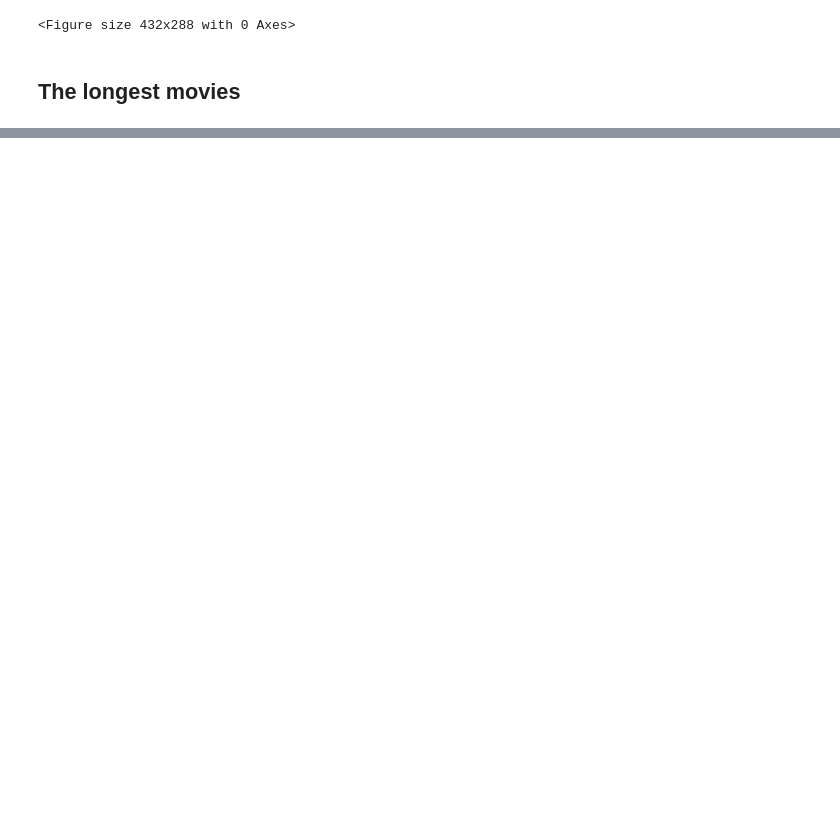
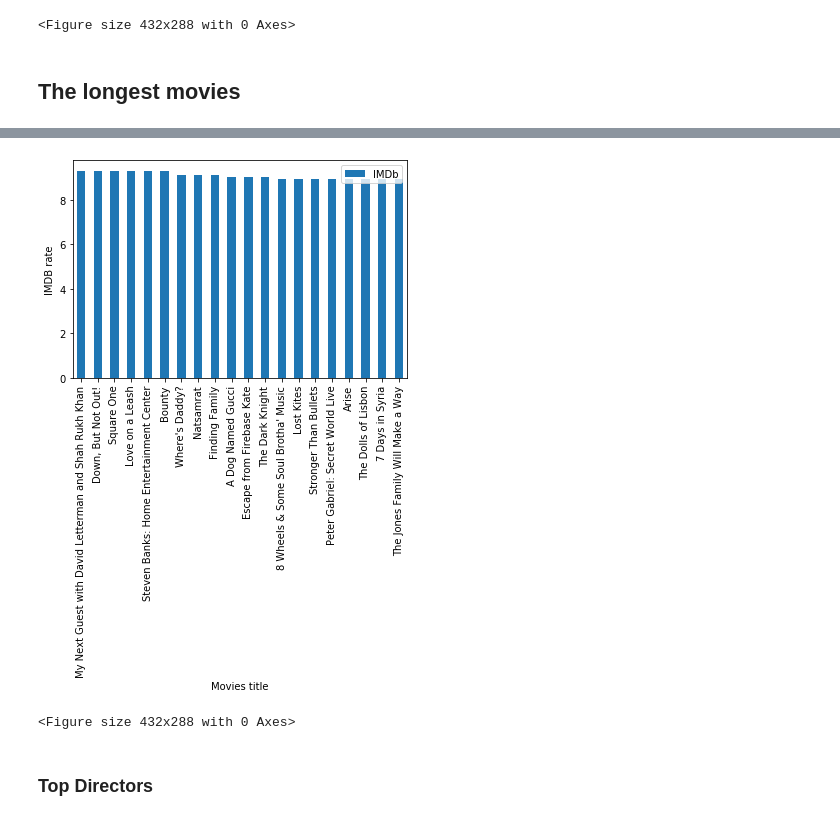
Before and after one commit to ruddysimon/Movies_platfrom_analysis, a Jupyter notebook: Movies_analysis/Movies_streaming.ipynb, the cells around one changed output, grey strips where cells are left out. Drawn from its saved outputs; the diff is of its cells as text; code cells hidden in the pictures; blank space fills up the shorter version.

```diff
--- a/Movies_analysis/Movies_streaming.ipynb
+++ b/Movies_analysis/Movies_streaming.ipynb
@@ -395,0 +397,2 @@ plt.tight_layout()
+# %%
+top_IMDB_rating = cleand_file.sort_values('IMDb', ascending = False).head(20)
@@ -395,0 +419,16 @@ plt.tight_layout()
+# %%
+# Create a bar chart based off of the group series from before
+count_IMDB = top_IMDB_rating.plot(kind='bar',x = "Title", y= "IMDb")
+
+# Set the xlabel and ylabel using class methods
+count_IMDB.set_xlabel("Movies title")
+count_IMDB.set_ylabel("IMDB rate")
+
+
+plt.show()
+plt.tight_layout()
+# %% [output]
+[figure, added]
+<Figure size 432x288 with 0 Axes>
+# %% [markdown]
+### Top Directors
```
Also changed, not shown: parts of 24 cells of this notebook.
